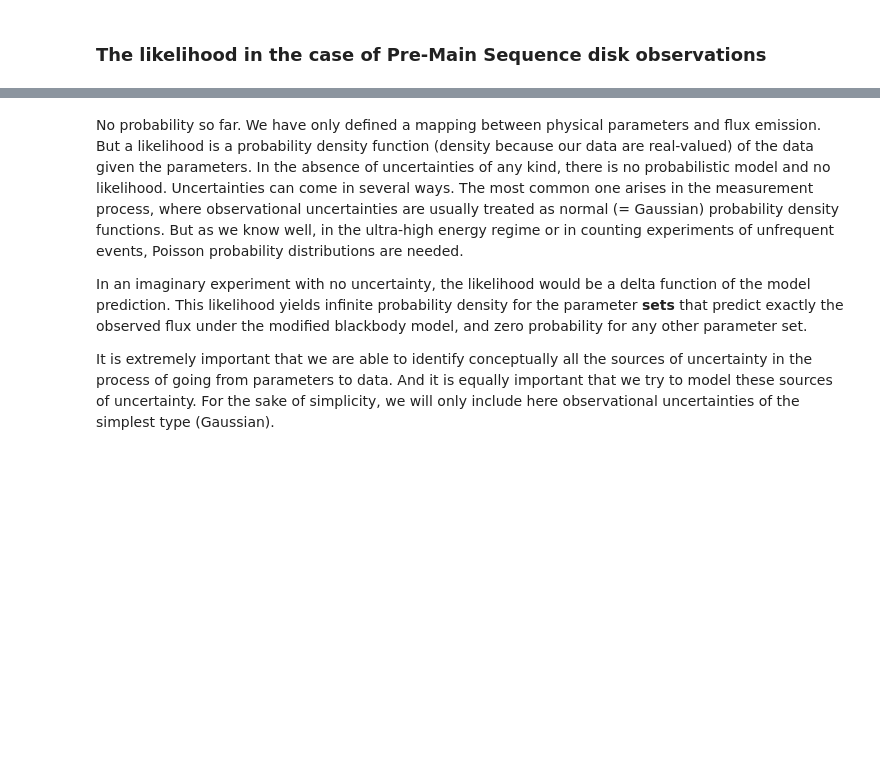
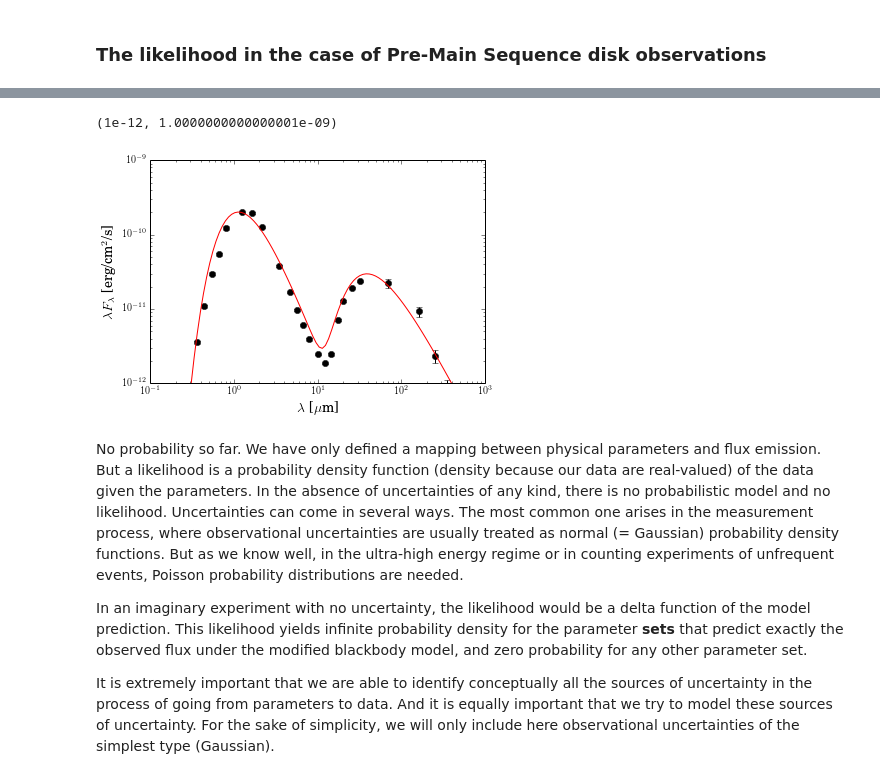
Before and after one commit to luis-sarro/ESAC-Astrostatistics-School-, a Jupyter notebook: ESAC School - Day 1 - Model Fitting.ipynb, the cells around one changed output, grey strips where cells are left out. Cells and saved outputs as stored; diff of their text form; code cells hidden in the pictures; blank space fills up the shorter version.

```diff
--- a/ESAC School - Day 1 - Model Fitting.ipynb
+++ b/ESAC School - Day 1 - Model Fitting.ipynb
@@ -190,33 +194,65 @@ def mod_bb(lmbs,teff,beta):
     kb = 1.4e-23
     exponent = h*c /(lmbs*1e-6*kb*teff)
     mod_bb_emission = lmbs**-5 * 1/(np.exp(exponent)-1) * (1e-4/lmbs)**-beta
     return mod_bb_emission
 
 
 def yso_model_function(lmbs,t_star,t_dust,beta_dust,f):
     """ Disk model.
     - lmb: wavelengths for which to compute the modified blackbody. In MICRONS.
     - t_star: effective temperature of the star.
     - t_dust: effective temperature of the disk.
     - b_dust: modified black body parameter for the disk.
     - f: fractional luminosity, i.e. disk luminosity / star luminosity.
     """
     # Stellar emission (beta=0)
     stellar_emission = mod_bb(lmbs,t_star,0.)
 
     # Disk emission
     disk_emission = mod_bb(lmbs,t_dust,beta_dust)
 
     # Use the fractional luminosity to scale the disk emission
     A = f * np.sum(stellar_emission) / np.sum(disk_emission)
 
     # The disk model is therefore
     model = stellar_emission + A * disk_emission
 
     # and don't forget to multiply by the wavelength
     model = model * lmbs
 
     return model
+
+# Let's try this mapping between model parameters and SEDs
+# We first define a set of wavelengths where we want the SED values
+lmb_model = np.logspace(np.log10(0.1),np.log10(500),100)
+
+# ...and choose some model parameters for the checking. For example,
+teff_star = 3200. # K
+teff_dust = 120.  # K
+beta_dust = 0.8
+f = 5.e-3
+
+# Let us compute what the SED would be for these particular values of the model parameters
+yso_model = yso_model_function(lmb_model,teff_star,teff_dust,beta_dust,f)
+
+# And, for the sake of comparison, let us scale the SED to match the observed flux value at a certain wavelength
+norm_factor = flux[5]/yso_model_function(lmb[5],teff_star,teff_dust,beta_dust,f)
+yso_model = yso_model * norm_factor
+
+# And plot our model together with the observed values.
+plotted_data = plt.errorbar(lmb,flux,yerr=flux_error,marker='o',fmt='o',color='black',label='Observations')
+plt.xscale('log')
+plt.yscale('log')
+plt.xlabel(r'$\lambda$ [$\mu$m]',fontsize = 14)
+plt.ylabel(r'$\lambda F_{\lambda}$ [erg/cm$^{2}$/s]',fontsize = 14)
+plt.plot(lmb_model,yso_model,'-r')
+#plt.plot(lmb,flux,'ok')
+#plt.xscale('log')
+#plt.yscale('log')
+plt.ylim(1e-12,)
+# %% [output]
+(1e-12, 1.0000000000000001e-09)
+[figure, added]
 # %% [markdown]
 No probability so far. We have only defined a mapping between physical parameters and flux emission. But a likelihood is a probability density function (density because our data are real-valued) of the data given the parameters. In the absence of uncertainties of any kind, there is no probabilistic model and no likelihood. Uncertainties can come in several ways. The most common one arises in the measurement process, where observational uncertainties are usually treated as normal (= Gaussian) probability density functions. But as we know well, in the ultra-high energy regime or in counting experiments of unfrequent events, Poisson probability distributions are needed.
 
```
Also changed, not shown: parts of 23 cells of this notebook, 1 other file.
